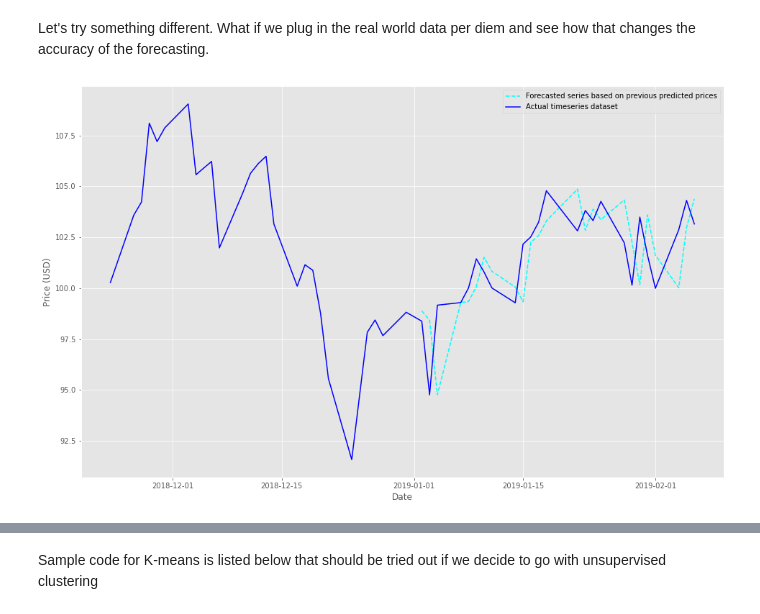
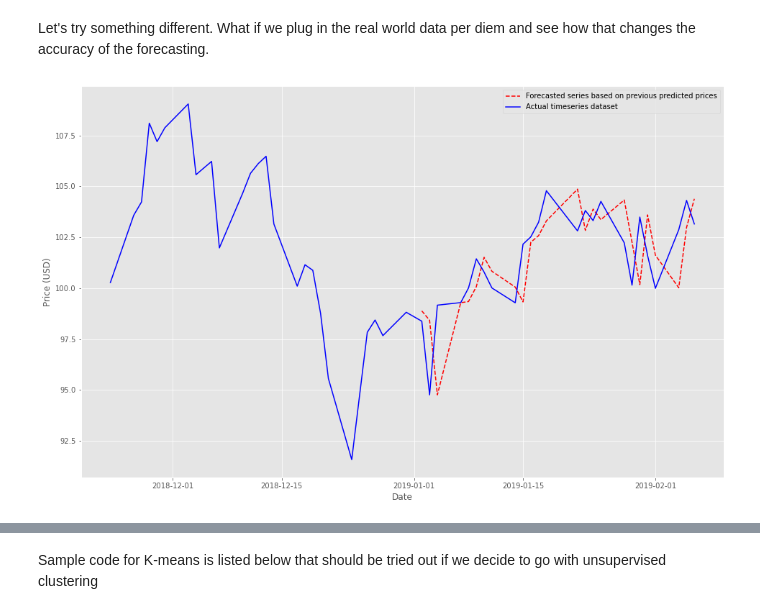
Before and after one commit to yepterence/Stock-Analysis, a Jupyter notebook: Stock-data-exploration.ipynb, the cells around one changed output, grey strips where cells are left out. Drawn from its saved outputs; the diff is of its cells as text; code cells hidden in the pictures.

```diff
--- a/Stock-data-exploration.ipynb
+++ b/Stock-data-exploration.ipynb
@@ -955,15 +973,15 @@ for i in range(25):
 index_ = pd.to_datetime(test.index,format='%Y-%m-%d')
 predicted_series = pd.Series(predicted_val_list,index=index_[:len(predicted_val_list)])
 # %%
-_ = plt.plot(predicted_series, c='cyan',ls='--')
+_ = plt.plot(predicted_series, c='red',ls='--')
 _ = plt.plot(full_msft_df['Adj_Close'][len(train)-25:len(train)+25],c='blue')
 _ = plt.xlabel('Date')
 _ = plt.ylabel('Price (USD)')
 _ = plt.legend(['Forecasted series based on previous predicted prices',
                 'Actual timeseries dataset' ])
 plt.show()
 # %% [output]
-[figure, old version]
+[figure, new version]
 # %%
 mean_sq_err = mean_squared_error(predicted_series, test[:len(predicted_series)])
 print("mean squared error with respect to test : ", mean_sq_err)
```
Also changed, not shown: parts of 24 cells of this notebook, 2 other files.
